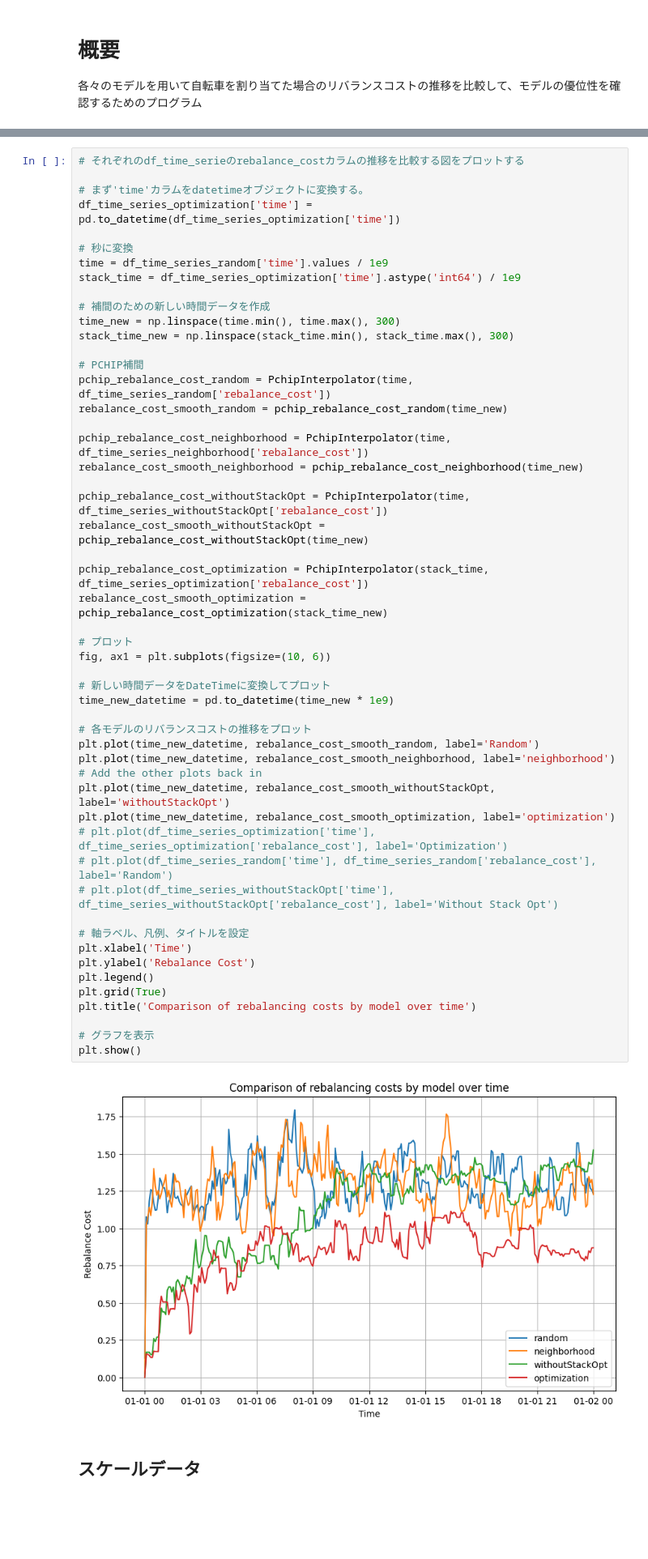
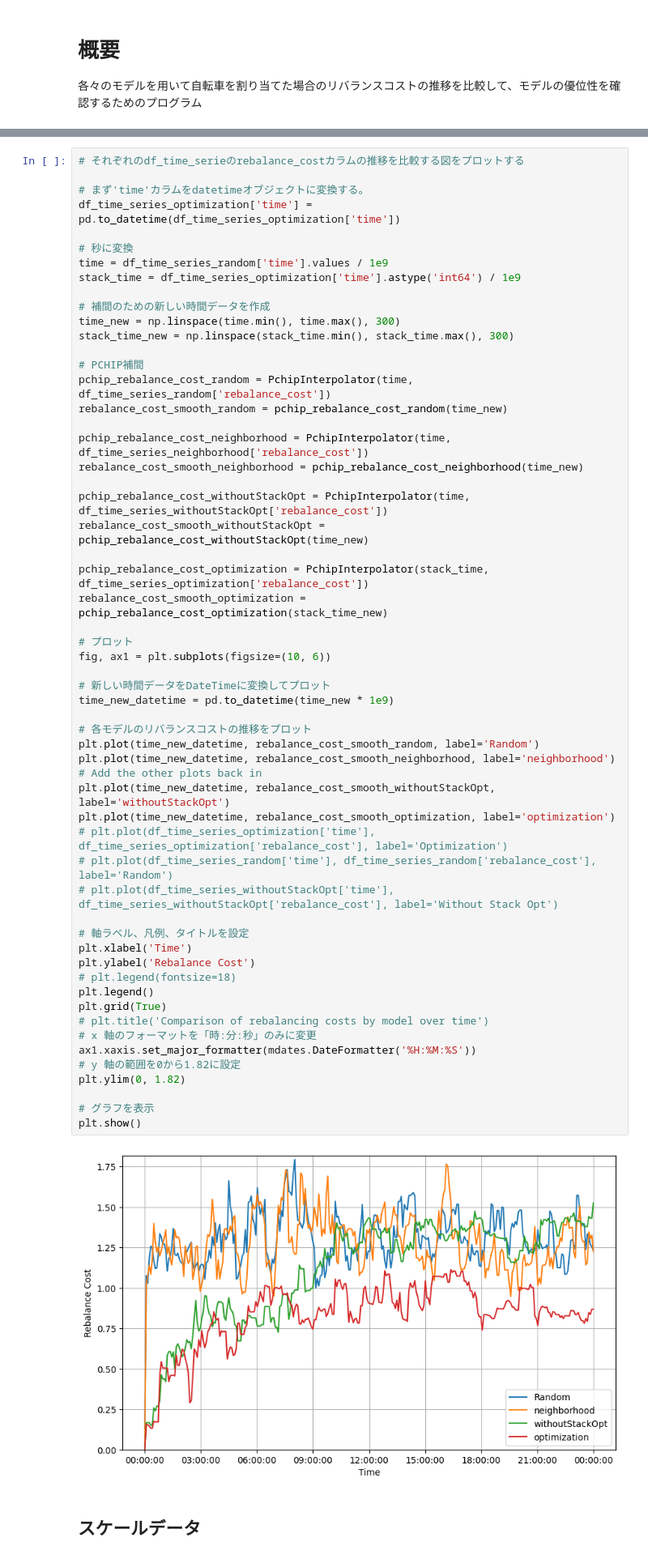
Before and after one commit to Koki-Kazaore/Research, a Jupyter notebook: googleColabEnv/analysis/compareRebalanceCost/compareRebalanceCost.ipynb, the cells around one changed output, grey strips where cells are left out. Shown: that part at 81% size. Drawn from its saved outputs; the diff is of its cells as text; blank space fills up the shorter version.

```diff
--- a/googleColabEnv/analysis/compareRebalanceCost/compareRebalanceCost.ipynb
+++ b/googleColabEnv/analysis/compareRebalanceCost/compareRebalanceCost.ipynb
@@ -71,35 +72,40 @@ rebalance_cost_smooth_neighborhood = pchip_rebalance_cost_neighborhood(time_new)
 pchip_rebalance_cost_withoutStackOpt = PchipInterpolator(time, df_time_series_withoutStackOpt['rebalance_cost'])
 rebalance_cost_smooth_withoutStackOpt = pchip_rebalance_cost_withoutStackOpt(time_new)
 
 pchip_rebalance_cost_optimization = PchipInterpolator(stack_time, df_time_series_optimization['rebalance_cost'])
 rebalance_cost_smooth_optimization = pchip_rebalance_cost_optimization(stack_time_new)
 
 # プロット
 fig, ax1 = plt.subplots(figsize=(10, 6))
 
 # 新しい時間データをDateTimeに変換してプロット
 time_new_datetime = pd.to_datetime(time_new * 1e9)
 
 # 各モデルのリバランスコストの推移をプロット
 plt.plot(time_new_datetime, rebalance_cost_smooth_random, label='Random')
 plt.plot(time_new_datetime, rebalance_cost_smooth_neighborhood, label='neighborhood') # Add the other plots back in
 plt.plot(time_new_datetime, rebalance_cost_smooth_withoutStackOpt, label='withoutStackOpt')
 plt.plot(time_new_datetime, rebalance_cost_smooth_optimization, label='optimization')
 # plt.plot(df_time_series_optimization['time'], df_time_series_optimization['rebalance_cost'], label='Optimization')
 # plt.plot(df_time_series_random['time'], df_time_series_random['rebalance_cost'], label='Random')
 # plt.plot(df_time_series_withoutStackOpt['time'], df_time_series_withoutStackOpt['rebalance_cost'], label='Without Stack Opt')
 
 # 軸ラベル、凡例、タイトルを設定
 plt.xlabel('Time')
 plt.ylabel('Rebalance Cost')
+# plt.legend(fontsize=18)
 plt.legend()
 plt.grid(True)
-plt.title('Comparison of rebalancing costs by model over time')
+# plt.title('Comparison of rebalancing costs by model over time')
+# x 軸のフォーマットを「時:分:秒」のみに変更
+ax1.xaxis.set_major_formatter(mdates.DateFormatter('%H:%M:%S'))
+# y 軸の範囲を0から1.82に設定
+plt.ylim(0, 1.82)
 
 # グラフを表示
 plt.show()
 # %% [output]
-[figure, old version]
+[figure, new version]
 # %% [markdown]
 ## スケールデータ
 # %%
```
Also changed, not shown: parts of 3 cells of this notebook, 1 other file.
